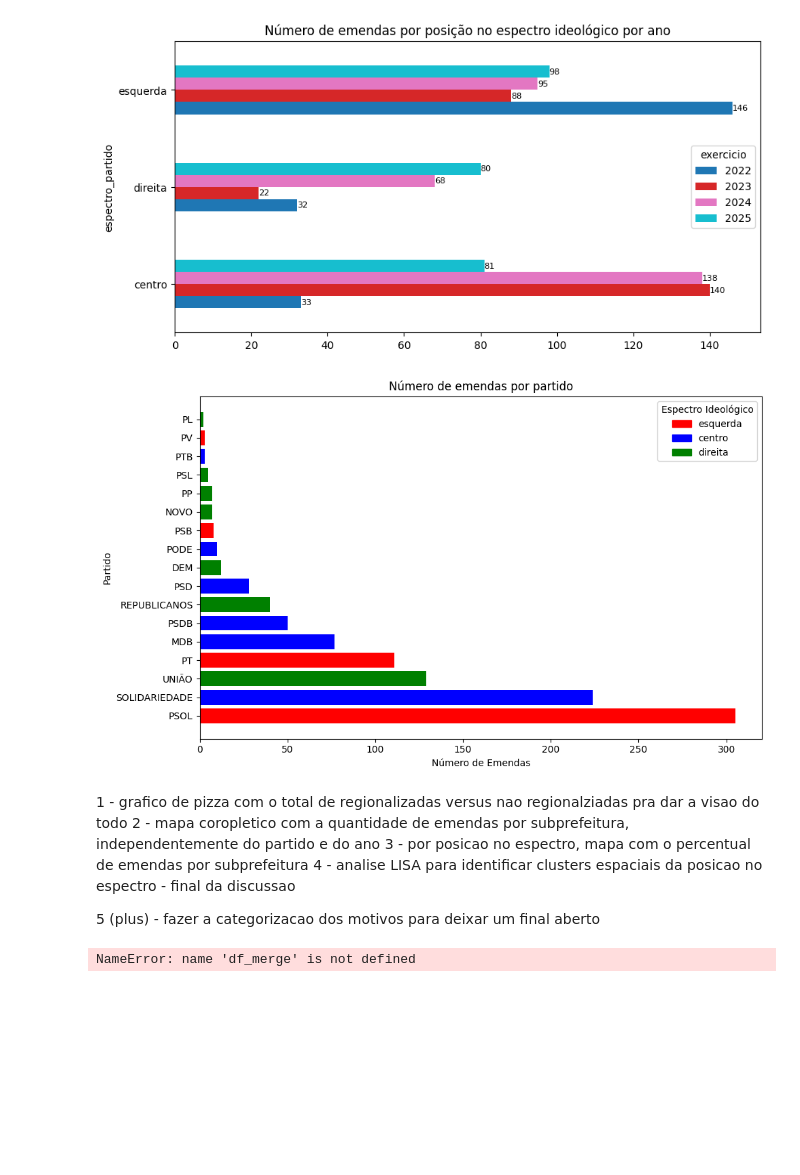
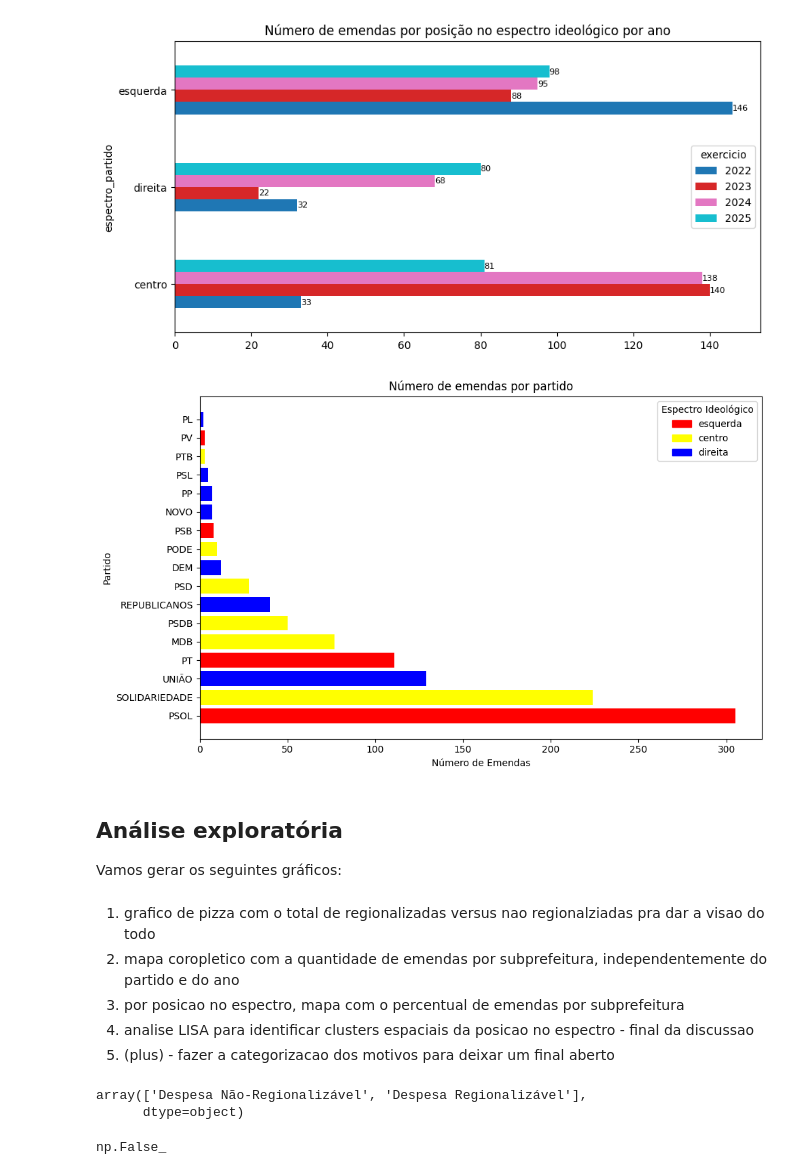
Before and after one commit to h-pgy/artigo_regionalizacao_emendas, a Jupyter notebook: 06_analise_exploratoria_de_dados.ipynb, the cells around one changed output. Saved outputs shown, nothing was run; the diff lists cells and outputs as text; code cells hidden in the pictures; blank space fills up the shorter version.

Commit message:
mapas

```diff
--- a/06_analise_exploratoria_de_dados.ipynb
+++ b/06_analise_exploratoria_de_dados.ipynb
@@ -215,75 +219,50 @@ plt.show()
 # %%
 # Agrupa os dados por partido e espectro ideológico
 data = df.groupby(['sigla_partido', 'espectro_partido'])['index'].nunique().reset_index()
 
 # Ordena os dados pela contagem de emendas em ordem decrescente
 data = data.sort_values(by='index', ascending=False)
 
 # Define as cores para cada espectro ideológico
-colors = {'esquerda': 'red', 'centro': 'blue', 'direita': 'green'}
+colors = {'esquerda': 'red', 'centro': 'yellow', 'direita': 'blue'}
 
 # Plota o gráfico de barras horizontal
 fig, ax = plt.subplots(figsize=(10, 6))
 bars = ax.barh(data['sigla_partido'], data['index'], color=data['espectro_partido'].map(colors))
 
 # Adiciona a legenda
 handles = [plt.Rectangle((0, 0), 1, 1, color=color) for color in colors.values()]
 labels = colors.keys()
 ax.legend(handles, labels, title='Espectro Ideológico')
 
 # Configurações adicionais
 ax.set_title('Número de emendas por partido')
 ax.set_xlabel('Número de Emendas')
 ax.set_ylabel('Partido')
 plt.tight_layout()
 
 # Salva o gráfico
 save_graph(fig, 'emendas_por_partido_espectro_horizontal.png')
 
 plt.show()
 # %% [output]
-[figure, old version]
+[figure, new version]
+# %% [markdown]
+## Análise exploratória
+
+Vamos gerar os seguintes gráficos:
 # %% [markdown]
-1 - grafico de pizza com o total de regionalizadas versus nao regionalziadas pra dar a visao do todo
-2 - mapa coropletico com a quantidade de emendas por subprefeitura, independentemente do partido e do ano
-3 - por posicao no espectro, mapa com o percentual de emendas por subprefeitura
-4 - analise LISA para identificar clusters espaciais da posicao no espectro - final da discussao
-
-5 (plus) - fazer a categorizacao dos motivos para deixar um final aberto
+1. grafico de pizza com o total de regionalizadas versus nao regionalziadas pra dar a visao do todo
+2. mapa coropletico com a quantidade de emendas por subprefeitura, independentemente do partido e do ano
+3. por posicao no espectro, mapa com o percentual de emendas por subprefeitura
+4. analise LISA para identificar clusters espaciais da posicao no espectro - final da discussao
+5. (plus) - fazer a categorizacao dos motivos para deixar um final aberto
-# %%
-def identificar_categoria(motivo, palavras_chave):
-
-    for palavra_chave in palavras_chave:
-        if palavra_chave in motivo:
-            return True
-    else:
-        return False
-
-palavras_chave_por_motivo = {
-    "Meio Ambiente e Lazer": ["praça", "parque", "área verde", "lazer"],
-    "Infraestrutura Urbana": ["asfalto", "paviment", "calçada", "rua", "via", "avenida", "recape"],
-    "Zeladoria": ["limpeza", "iluminação", "manutenção", "zeladoria"],
-    "Esporte": ["quadra", "campo", "ginásio", "esporte"],
-            }
-
-
-def classificar_categoria(motivo):
-
-    if pd.isnull(motivo):
-
-        return "Outros ou Genérico"
-
-    motivo = motivo.lower()
-
-    for tema, palavras_chave in palavras_chave_por_motivo.items():
-        palavras_chave = set(palavras_chave)
-        if identificar_categoria(motivo, palavras_chave):
-            return tema
-    else:
-
-        return "Outros ou Genérico"
-
-
-df_merge['classificacao_motivo'] = df_merge['motivo_emenda'].apply(classificar_categoria)
-# %% [output]
-NameError: name 'df_merge' is not defined
+# %%
+df['tipo_regionalizacao'].unique()
+# %% [output]
+array(['Despesa Não-Regionalizável', 'Despesa Regionalizável'],
+      dtype=object)
+# %%
+df['tipo_regionalizacao'].isnull().any()
+# %% [output]
+np.False_
```
Also changed, not shown: parts of 35 cells of this notebook, 14 other files.
